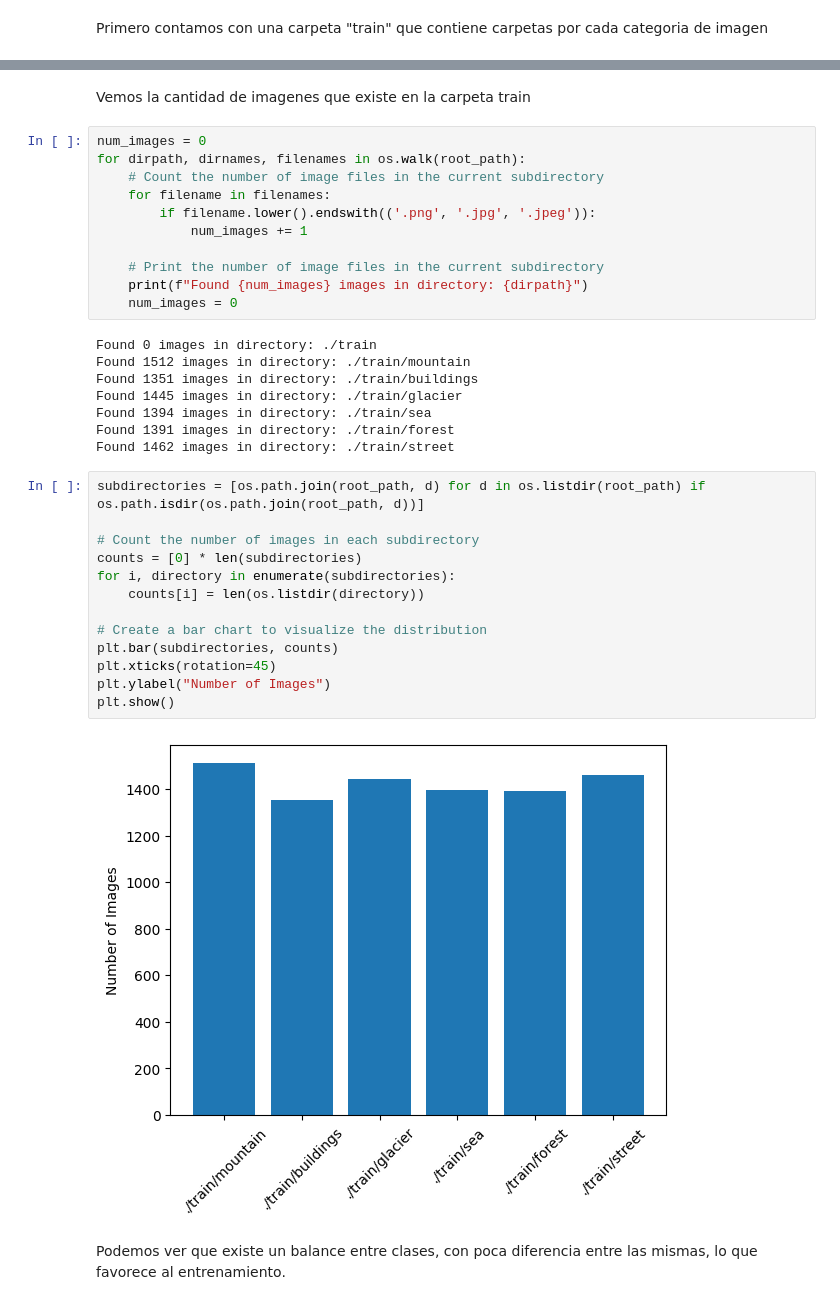
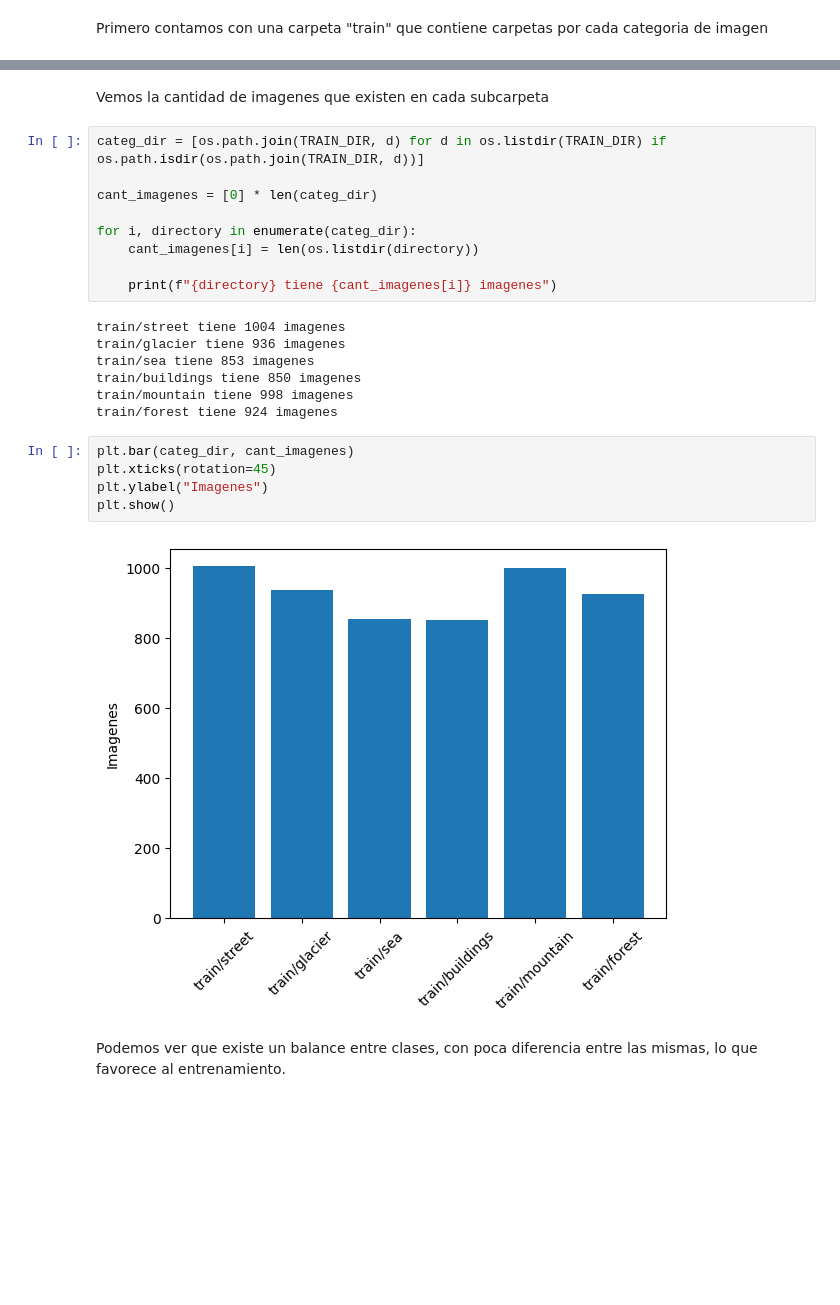
Before and after one commit to BonafedeMarco/UCSE-ML-TP2-2024, a Jupyter notebook: tp2_places.ipynb, the cells around one changed output, grey strips where cells are left out. Cells and saved outputs as stored; diff of their text form; blank space fills up the shorter version.

```diff
--- a/tp2_places.ipynb
+++ b/tp2_places.ipynb
@@ -152,39 +146,28 @@ Found directory: street
 # %% [markdown]
-Vemos la cantidad de imagenes que existe en la carpeta train
+Vemos la cantidad de imagenes que existen en cada subcarpeta
 # %%
-num_images = 0
-for dirpath, dirnames, filenames in os.walk(root_path):
-    # Count the number of image files in the current subdirectory
-    for filename in filenames:
-        if filename.lower().endswith(('.png', '.jpg', '.jpeg')):
-            num_images += 1
+categ_dir = [os.path.join(TRAIN_DIR, d) for d in os.listdir(TRAIN_DIR) if os.path.isdir(os.path.join(TRAIN_DIR, d))]
 
-    # Print the number of image files in the current subdirectory
-    print(f"Found {num_images} images in directory: {dirpath}")
-    num_images = 0
+cant_imagenes = [0] * len(categ_dir)
+
+for i, directory in enumerate(categ_dir):
+    cant_imagenes[i] = len(os.listdir(directory))
+
+    print(f"{directory} tiene {cant_imagenes[i]} imagenes")
 # %% [output]
-Found 0 images in directory: ./train
-Found 1512 images in directory: ./train/mountain
-Found 1351 images in directory: ./train/buildings
-Found 1445 images in directory: ./train/glacier
-Found 1394 images in directory: ./train/sea
-Found 1391 images in directory: ./train/forest
-Found 1462 images in directory: ./train/street
+train/street tiene 1004 imagenes
+train/glacier tiene 936 imagenes
+train/sea tiene 853 imagenes
+train/buildings tiene 850 imagenes
+train/mountain tiene 998 imagenes
+train/forest tiene 924 imagenes
 # %%
-subdirectories = [os.path.join(root_path, d) for d in os.listdir(root_path) if os.path.isdir(os.path.join(root_path, d))]
-
-# Count the number of images in each subdirectory
-counts = [0] * len(subdirectories)
-for i, directory in enumerate(subdirectories):
-    counts[i] = len(os.listdir(directory))
-
-# Create a bar chart to visualize the distribution
-plt.bar(subdirectories, counts)
+plt.bar(categ_dir, cant_imagenes)
 plt.xticks(rotation=45)
-plt.ylabel("Number of Images")
+plt.ylabel("Imagenes")
 plt.show()
 # %% [output]
-[figure, old version]
+[figure, new version]
 # %% [markdown]
 Podemos ver que existe un balance entre clases, con poca diferencia entre las mismas, lo que favorece al entrenamiento.
 # %% [markdown]
```
Also changed, not shown: parts of 19 cells of this notebook.
